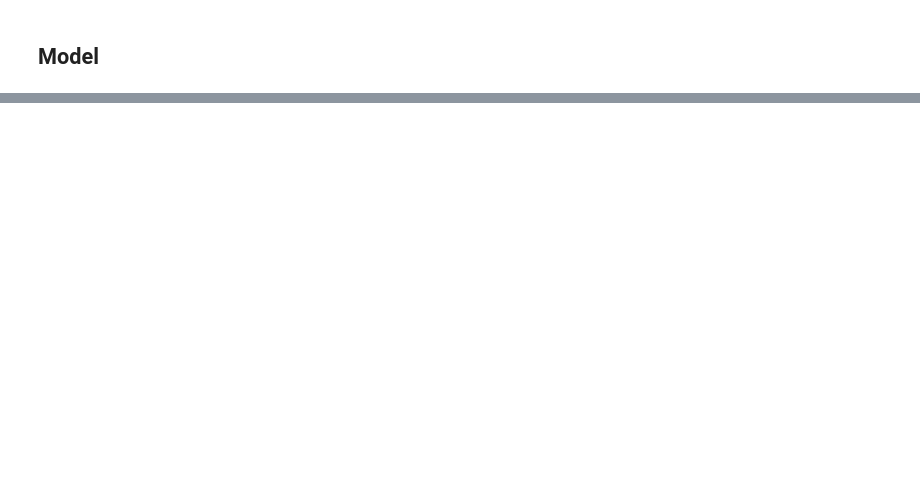
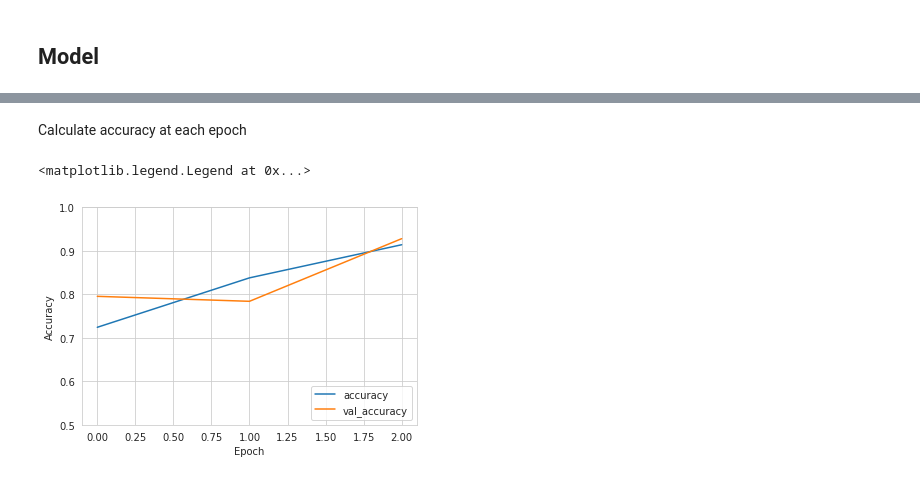
Before and after one commit to rlq3fm/DS-4002-project2, a Jupyter notebook: src/Project2.ipynb, the cells around one changed output, grey strips where cells are left out. Saved outputs shown, nothing was run; the diff lists cells and outputs as text; code cells hidden in the pictures; blank space fills up the shorter version.

```diff
--- a/src/Project2.ipynb
+++ b/src/Project2.ipynb
@@ -249,0 +340,18 @@ NameError: ignored
+# %%
+# convert input lists to numpy arrays
+
+train_target_val = np.array(train_target_val)
+train_img_data = np.array(train_img_data)
+test_target_val= np.array(test_target_val)
+test_img_data = np.array(test_img_data)
+# %%
+# compile model with Categorical CrossEntropy loss function and output accuracy and loss at each epoch
+
+model.compile(optimizer='adam',
+             loss=tf.keras.losses.SparseCategoricalCrossentropy(from_logits=True),
+             metrics=['accuracy'])
+
+# An epoch means training the neural network with all the
+# training data for one cycle
+history = model.fit(train_img_data, train_target_val, epochs=3,
+                    validation_data=(test_img_data, test_target_val))
@@ -249,0 +365,12 @@ NameError: ignored
+# %% [markdown]
+Calculate accuracy at each epoch
+# %%
+plt.plot(history.history['accuracy'], label='accuracy')
+plt.plot(history.history['val_accuracy'], label = 'val_accuracy')
+plt.xlabel('Epoch')
+plt.ylabel('Accuracy')
+plt.ylim([0.5, 1])
+plt.legend(loc='lower right')
+# %% [output]
+<matplotlib.legend.Legend at 0x...>
+[figure, added]
```
Also changed, not shown: parts of 24 cells of this notebook.
